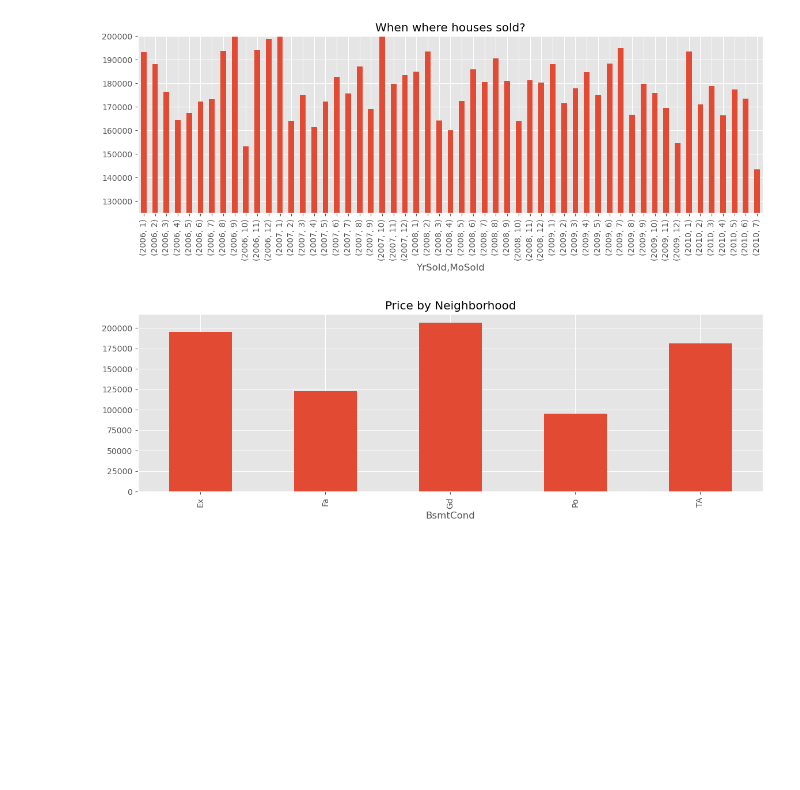
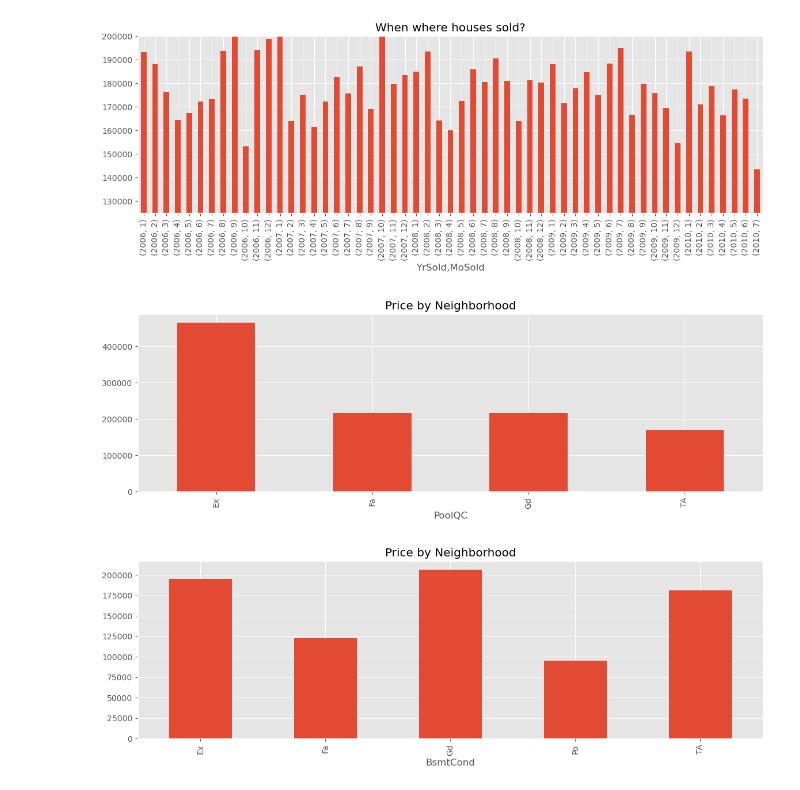
Before and after one commit to Na-ta-lie/Ames-Price-Prediction, a Jupyter notebook: Ames_pre_processing.ipynb, the cells around one changed output. Cells and saved outputs as stored; diff of their text form; code cells hidden in the pictures; blank space fills up the shorter version.

```diff
--- a/Ames_pre_processing.ipynb
+++ b/Ames_pre_processing.ipynb
@@ -123,6 +174,12 @@ plt.ylim((125000,200000))
 plt.show()
 # %% [output]
 [figure]
+# %%
+housing.groupby(['PoolQC']).SalePrice.mean().plot(kind='bar', figsize=(14,4))
+plt.title('Price by Neighborhood')
+plt.show()
+# %% [output]
+[figure, added]
 # %%
 housing.groupby(['BsmtCond']).SalePrice.mean().plot(kind='bar', figsize=(14,4))
 plt.title('Price by Neighborhood')
```
Also changed, not shown: parts of 7 cells of this notebook, 1 other file.
